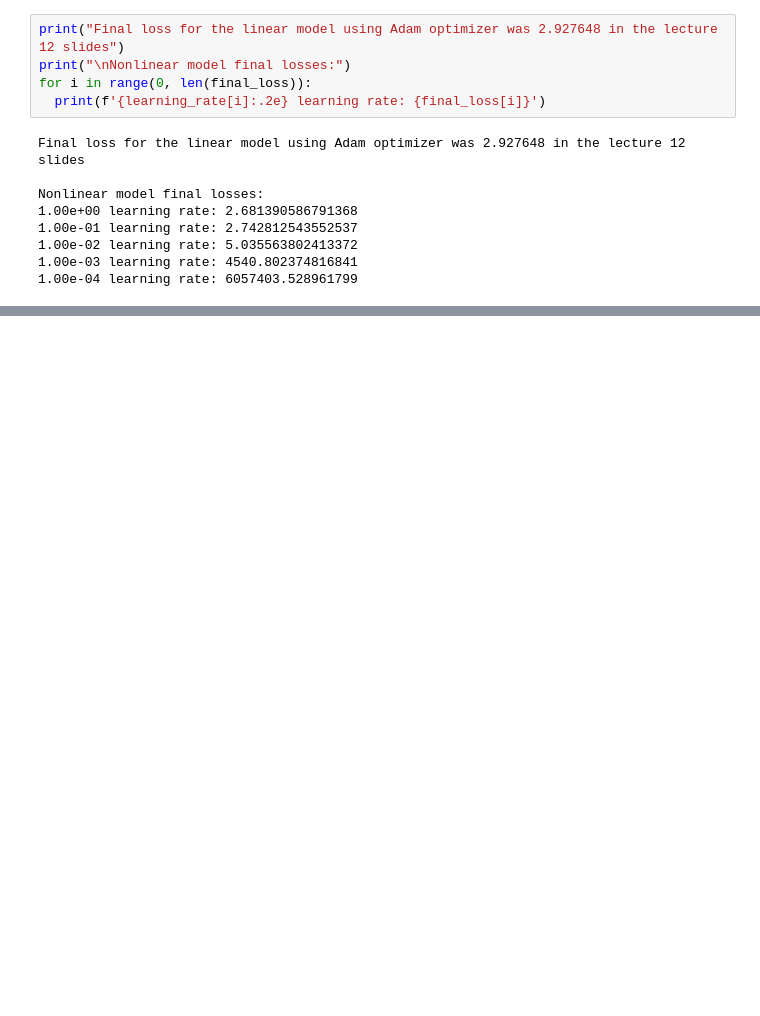
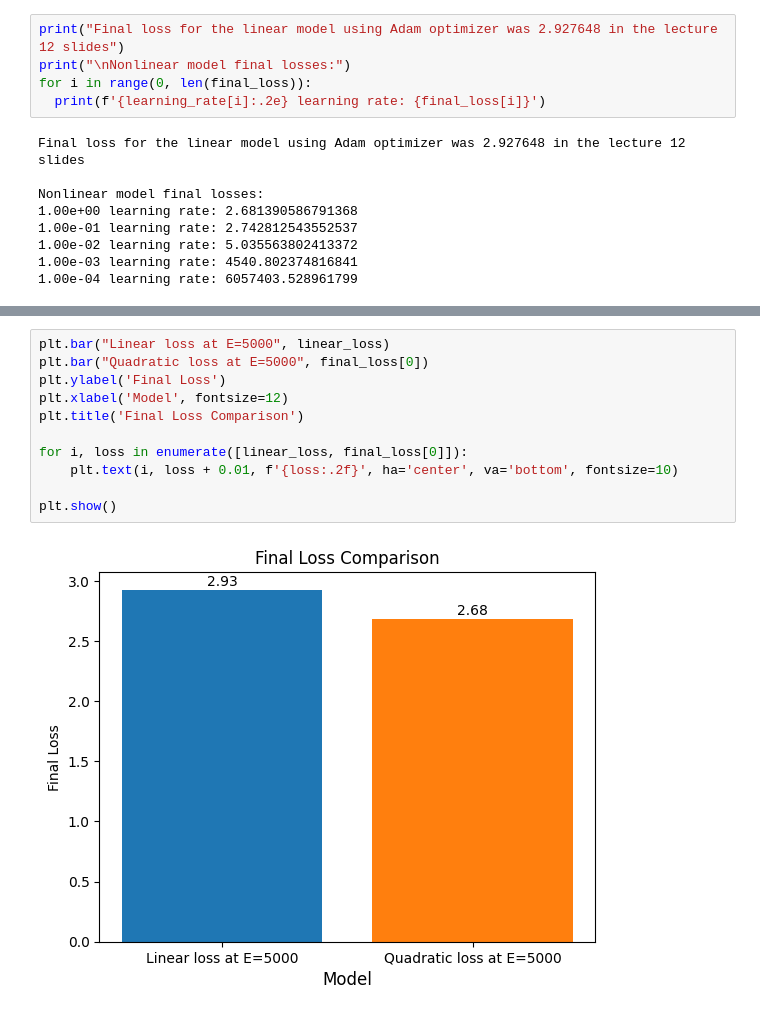
Before and after one commit to bfaryadi/ECGR4105_hw5_bf, a Jupyter notebook: Bryan_Faryadi_(801178567)_HW5_Problem_1.ipynb, the cells around one changed output, grey strips where cells are left out. Saved outputs shown, nothing was run; the diff lists cells and outputs as text; blank space fills up the shorter version.

```diff
--- a/Bryan_Faryadi_(801178567)_HW5_Problem_1.ipynb
+++ b/Bryan_Faryadi_(801178567)_HW5_Problem_1.ipynb
@@ -92,0 +123,13 @@ Nonlinear model final losses:
+# %%
+plt.bar("Linear loss at E=5000", linear_loss)
+plt.bar("Quadratic loss at E=5000", final_loss[0])
+plt.ylabel('Final Loss')
+plt.xlabel('Model', fontsize=12)
+plt.title('Final Loss Comparison')
+
+for i, loss in enumerate([linear_loss, final_loss[0]]):
+    plt.text(i, loss + 0.01, f'{loss:.2f}', ha='center', va='bottom', fontsize=10)
+
+plt.show()
+# %% [output]
+[figure, added]
```
Also changed, not shown: parts of 3 cells of this notebook, 1 other file.
